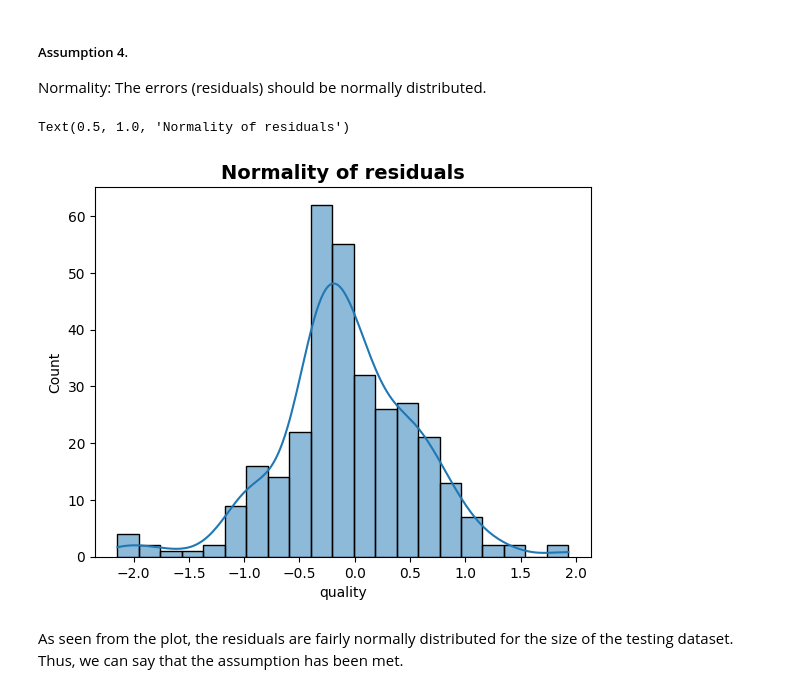
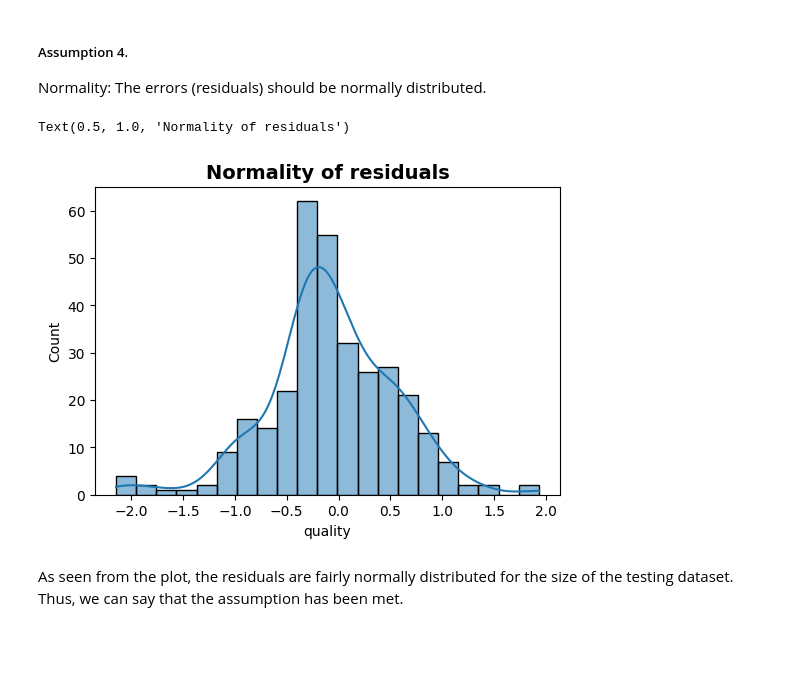
Before and after one commit to Danie-O/machine-learning, a Jupyter notebook: Regression-Algorithms/wine-quality-prediction/Red-Wine-Dataset_EDA-and-Modelling.ipynb, the cells around one changed output. Drawn from its saved outputs; the diff is of its cells as text; code cells hidden in the pictures; blank space fills up the shorter version.

Commit message:
Define plot sizes for readability

```diff
--- a/Regression-Algorithms/wine-quality-prediction/Red-Wine-Dataset_EDA-and-Modelling.ipynb
+++ b/Regression-Algorithms/wine-quality-prediction/Red-Wine-Dataset_EDA-and-Modelling.ipynb
@@ -334,10 +334,11 @@ There is no definite pattern in the plot, so we can say that there is no homosce
 Normality: The errors (residuals) should be normally distributed.
 # %%
 # Assumption 4: Normality
+plt.figure(figsize=(6,4))
 sns.histplot(y_test - y_pred_linear_reg, kde=True)
 plt.title('Normality of residuals', fontsize=14, fontweight='semibold')
 # %% [output]
 Text(0.5, 1.0, 'Normality of residuals')
-[figure, old version]
+[figure, new version]
 # %% [markdown]
 As seen from the plot, the residuals are fairly normally distributed for the size of the testing dataset. Thus, we can say that the assumption has been met.
```
